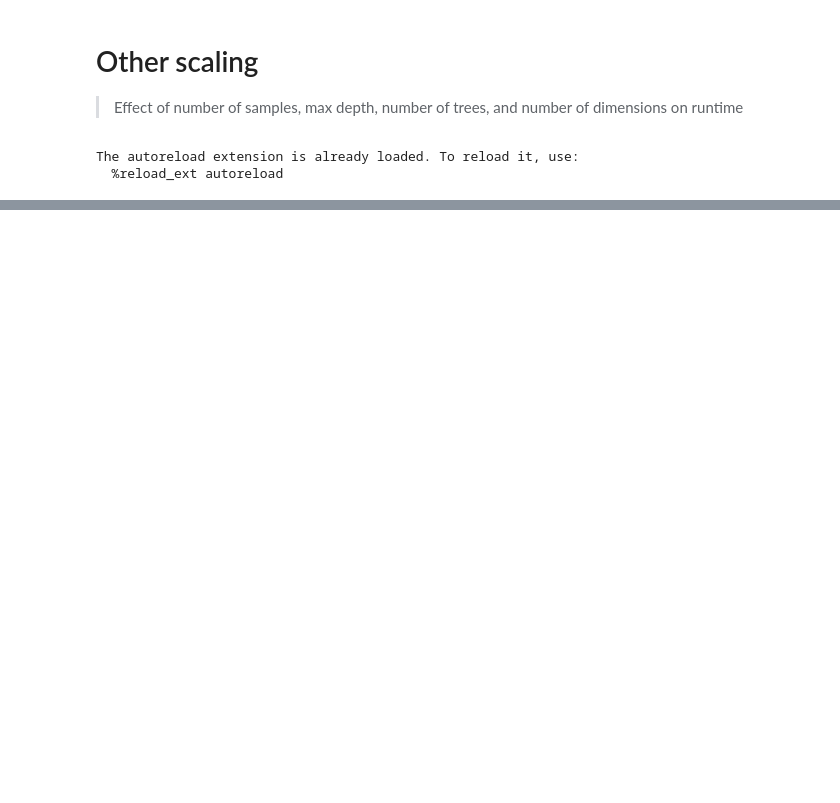
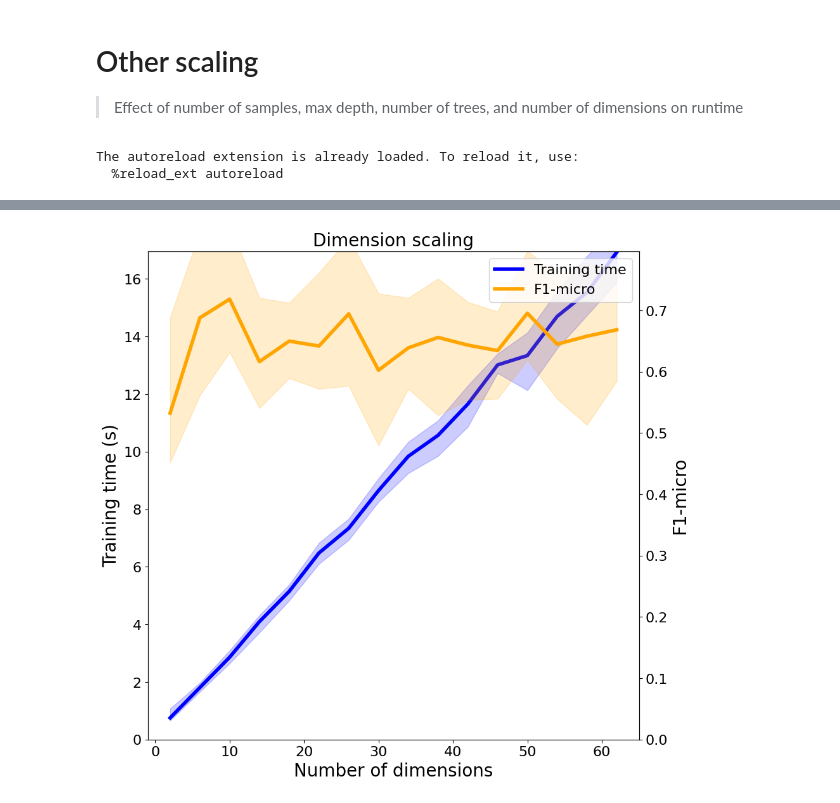
Before and after one commit to pchlenski/hyperdt, a Jupyter notebook: notebooks/30_other_scaling.ipynb, the cells around one changed output, grey strips where cells are left out. Saved outputs shown, nothing was run; the diff lists cells and outputs as text; code cells hidden in the pictures; blank space fills up the shorter version.

```diff
--- a/notebooks/30_other_scaling.ipynb
+++ b/notebooks/30_other_scaling.ipynb
@@ -300,0 +176,18 @@ plt.show()
+# %%
+# Experiment 2: #dimensions
+
+# Hyperparams
+MIN_DIMS = 2
+MAX_DIMS = 64
+STEP = 2
+
+# Experiment
+# n_dims_results = run_experiment("n_dim", MIN_DIMS, MAX_DIMS, STEP)
+
+# Plotting
+ax, ax2 = plot_results(n_dims_results, "n_dim")
+ax.set_xlabel("Number of dimensions")
+ax.set_title("Dimension scaling")
+plt.show()
+# %% [output]
+[figure, added]
```
Also changed, not shown: parts of 14 cells of this notebook, 7 other files.
